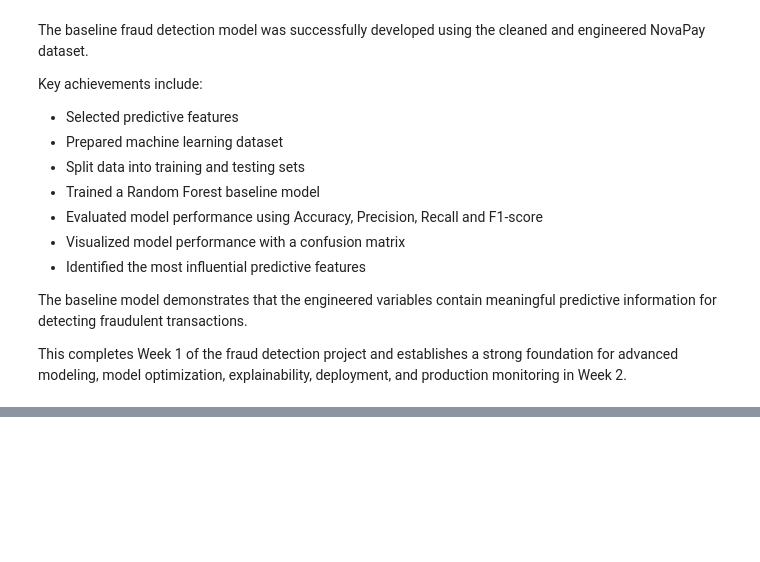
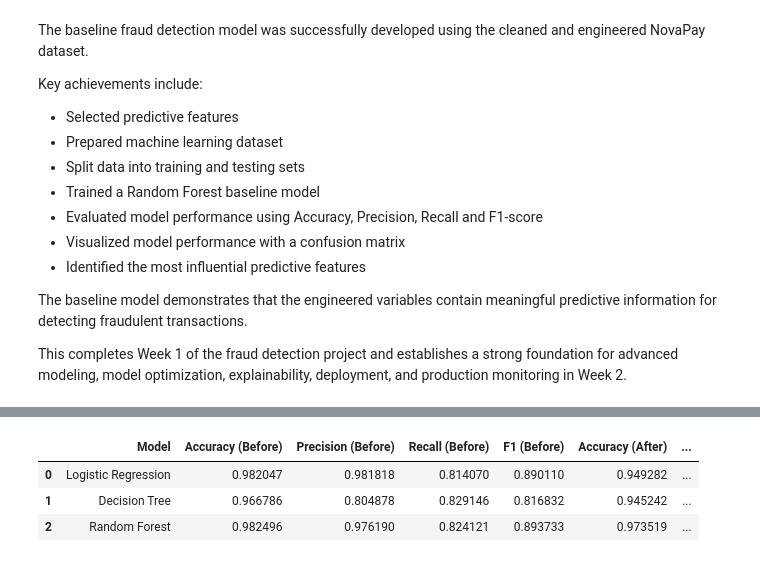
Before and after one commit to igoche1611/NovaPay, a Jupyter notebook: NovaPay Fraud Detection.ipynb, the cells around one changed output, grey strips where cells are left out. Cells and saved outputs as stored; diff of their text form; code cells hidden in the pictures; blank space fills up the shorter version.

```diff
--- a/NovaPay Fraud Detection.ipynb
+++ b/NovaPay Fraud Detection.ipynb
@@ -2143,0 +2454,2 @@ This completes Week 1 of the fraud detection project and establishes a strong fo
+# %%
+smote_results = []
@@ -2143,0 +2490,13 @@ This completes Week 1 of the fraud detection project and establishes a strong fo
+# %%
+smote_results_df = pd.DataFrame(
+    smote_results,
+    columns=[
+        "Model",
+        "Accuracy",
+        "Precision",
+        "Recall",
+        "F1 Score"
+    ]
+)
+
+smote_results_df
@@ -2143,0 +2520,21 @@ This completes Week 1 of the fraud detection project and establishes a strong fo
+# %%
+comparison_df = results_df.copy()
+
+comparison_df = comparison_df.rename(columns={
+    "Accuracy": "Accuracy (Before)",
+    "Precision": "Precision (Before)",
+    "Recall": "Recall (Before)",
+    "F1 Score": "F1 (Before)"
+})
+
+comparison_df["Accuracy (After)"] = smote_results_df["Accuracy"]
+comparison_df["Precision (After)"] = smote_results_df["Precision"]
+comparison_df["Recall (After)"] = smote_results_df["Recall"]
+comparison_df["F1 (After)"] = smote_results_df["F1 Score"]
+
+comparison_df
+# %% [output]
+|  | Model | Accuracy (Before) | Precision (Before) | Recall (Before) | F1 (Before) | Accuracy (After) | ... |
+| 0 | Logistic Regression | 0.982047 | 0.981818 | 0.814070 | 0.890110 | 0.949282 | ... |
+| 1 | Decision Tree | 0.966786 | 0.804878 | 0.829146 | 0.816832 | 0.945242 | ... |
+| 2 | Random Forest | 0.982496 | 0.976190 | 0.824121 | 0.893733 | 0.973519 | ... |
```
Also changed, not shown: parts of 56 cells of this notebook.
